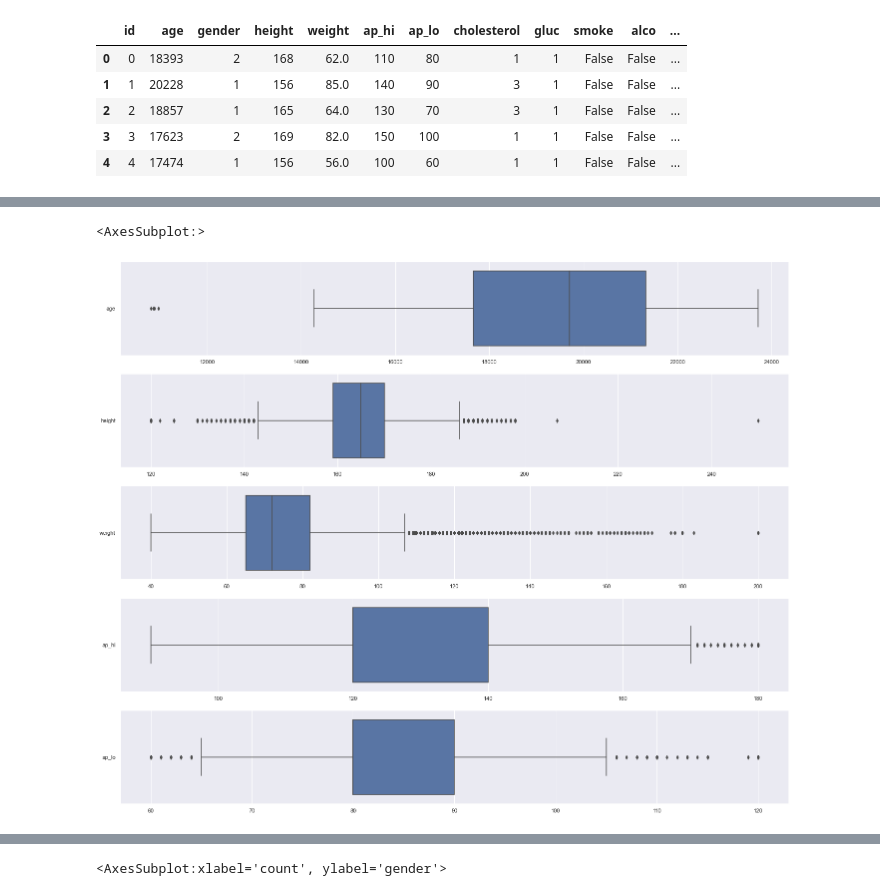
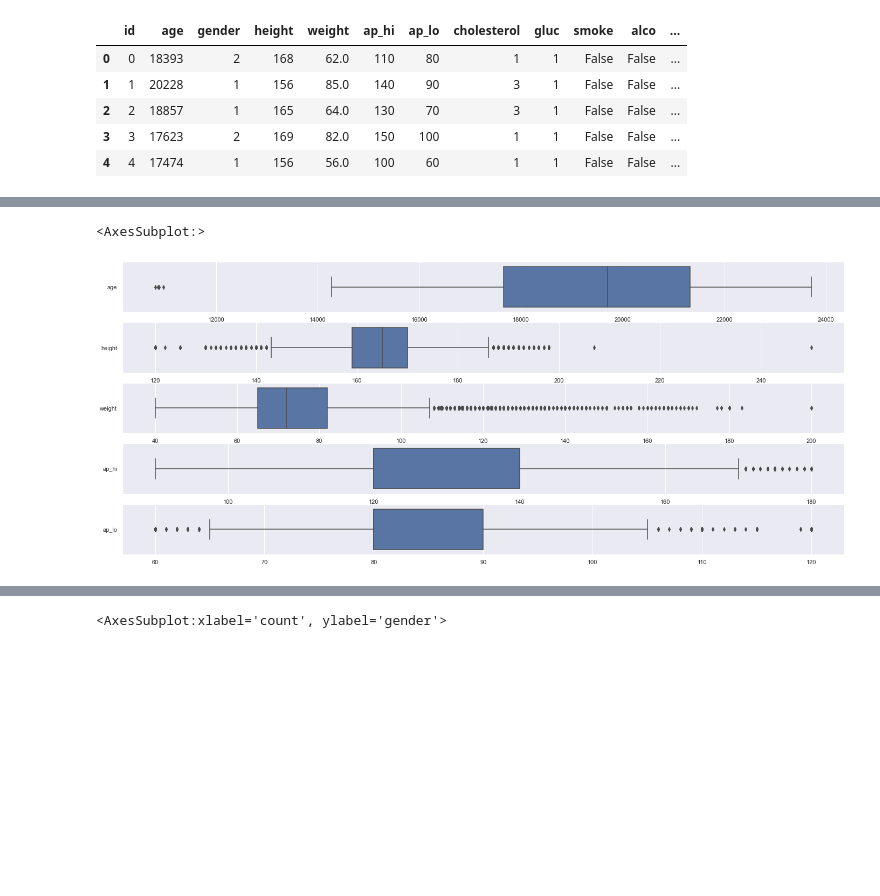
Before and after one commit to aftanza/IE0005-Project, a Jupyter notebook: Main Cardio.ipynb, the cells around one changed output, grey strips where cells are left out. Cells and saved outputs as stored; diff of their text form; code cells hidden in the pictures; blank space fills up the shorter version.

```diff
--- a/Main Cardio.ipynb
+++ b/Main Cardio.ipynb
@@ -82,0 +103,3 @@ cardio_data.head()
+# %%
+column_names = ['alco', 'inactive', 'smoke']
+replaced['total_unhealthy']= replaced[column_names].sum(axis=1)
@@ -83,12 +127,12 @@ cardio_data.head()
 # %%
-f, axes = plt.subplots(5, 1, figsize=(24, 20))
+f, axes = plt.subplots(5, 1, figsize=(24, 10))
 
-sb.boxplot(data = cardio_data[["age"]], ax = axes[0], orient = "h")
-sb.boxplot(data = cardio_data[["height"]], ax = axes[1], orient = "h")
-sb.boxplot(data = cardio_data[["weight"]], ax = axes[2], orient = "h")
-sb.boxplot(data = cardio_data[["ap_hi"]], ax = axes[3], orient = "h")
-sb.boxplot(data = cardio_data[["ap_lo"]], ax = axes[4], orient = "h")
+sb.boxplot(data = replaced[["age"]], ax = axes[0], orient = "h")
+sb.boxplot(data = replaced[["height"]], ax = axes[1], orient = "h")
+sb.boxplot(data = replaced[["weight"]], ax = axes[2], orient = "h")
+sb.boxplot(data = replaced[["ap_hi"]], ax = axes[3], orient = "h")
+sb.boxplot(data = replaced[["ap_lo"]], ax = axes[4], orient = "h")
 # %% [output]
 <AxesSubplot:>
-[figure, old version]
+[figure, new version]
 # %%
```
Also changed, not shown: parts of 65 cells of this notebook.
